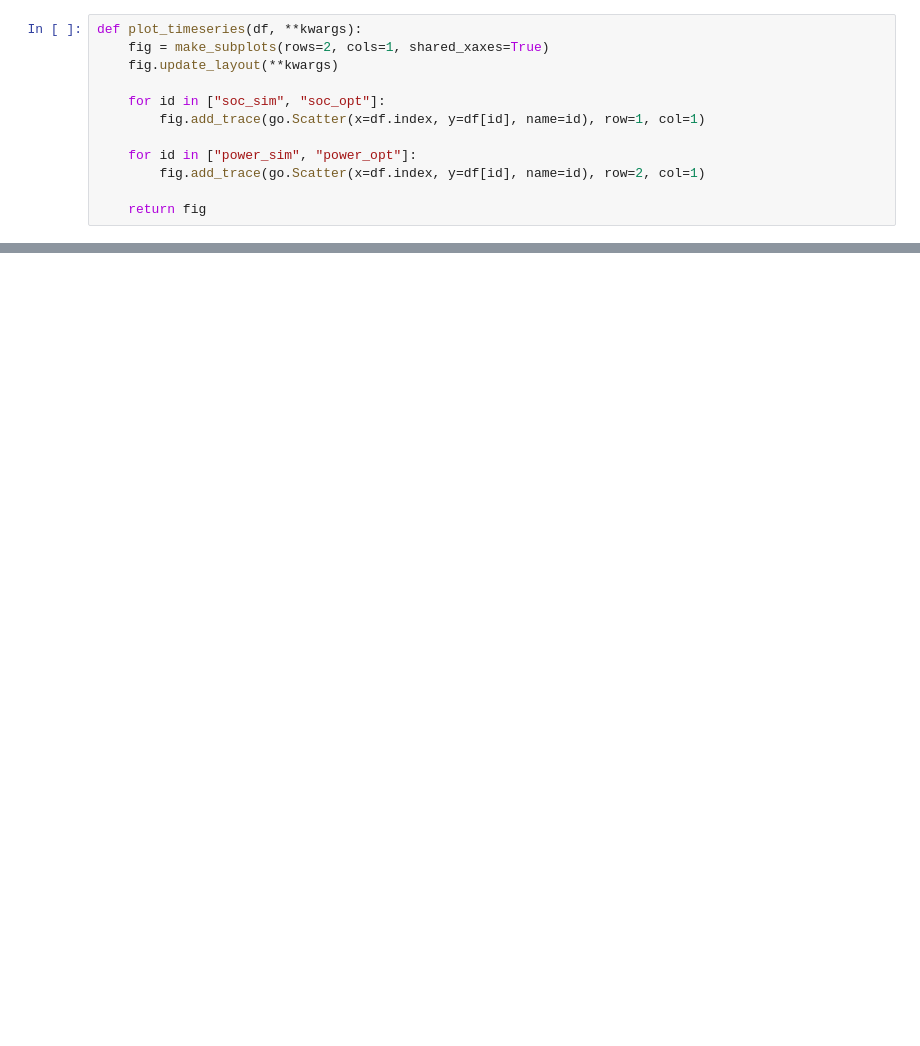
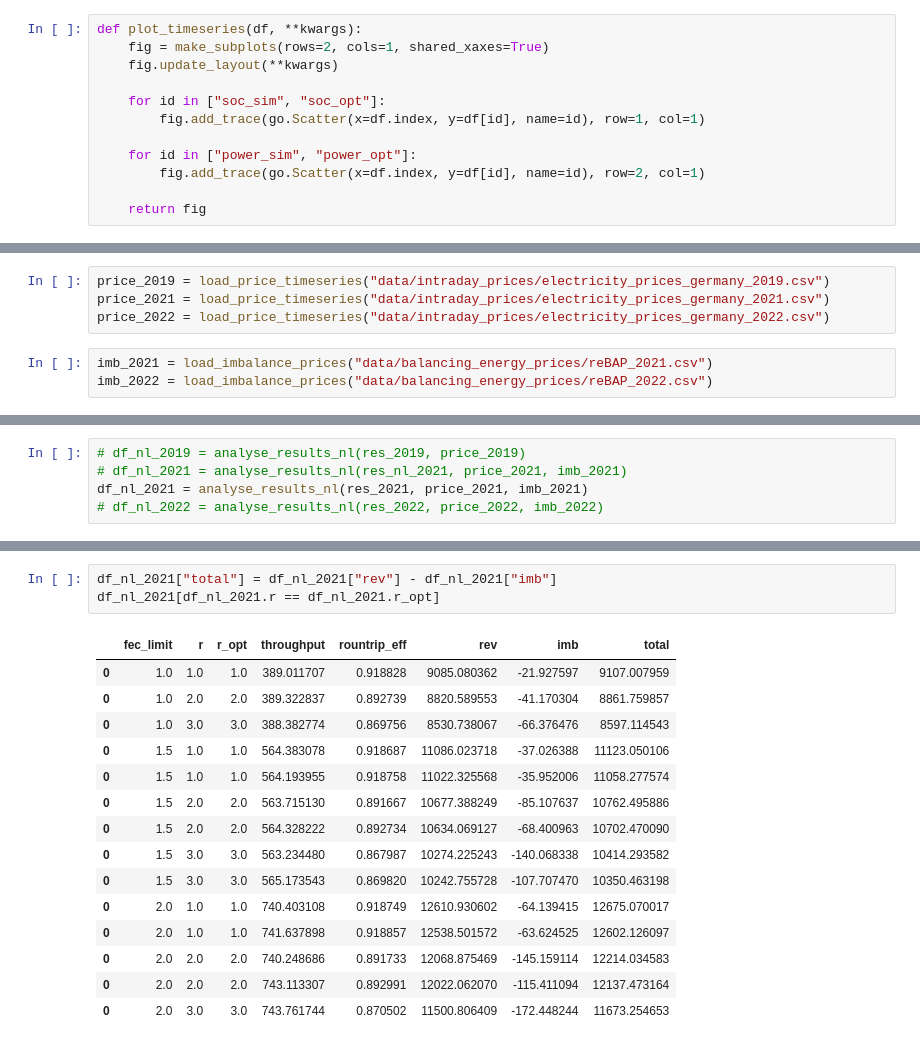
Before and after one commit to martincornejo/bess-opt-benchmark, a Jupyter notebook: analysis.ipynb, the cells around one changed output, grey strips where cells are left out. Drawn from its saved outputs; the diff is of its cells as text; blank space fills up the shorter version.

```diff
--- a/analysis.ipynb
+++ b/analysis.ipynb
@@ -131,0 +161,7 @@ print(f"{eff_nl=:.2%} ({(eff_nl - eff_lp):+.2%})")
+# %%
+price_2019 = load_price_timeseries("data/intraday_prices/electricity_prices_germany_2019.csv")
+price_2021 = load_price_timeseries("data/intraday_prices/electricity_prices_germany_2021.csv")
+price_2022 = load_price_timeseries("data/intraday_prices/electricity_prices_germany_2022.csv")
+# %%
+imb_2021 = load_imbalance_prices("data/balancing_energy_prices/reBAP_2021.csv")
+imb_2022 = load_imbalance_prices("data/balancing_energy_prices/reBAP_2022.csv")
@@ -131,0 +186,5 @@ print(f"{eff_nl=:.2%} ({(eff_nl - eff_lp):+.2%})")
+# %%
+# df_nl_2019 = analyse_results_nl(res_2019, price_2019)
+# df_nl_2021 = analyse_results_nl(res_nl_2021, price_2021, imb_2021)
+df_nl_2021 = analyse_results_nl(res_2021, price_2021, imb_2021)
+# df_nl_2022 = analyse_results_nl(res_2022, price_2022, imb_2022)
@@ -131,0 +206,19 @@ print(f"{eff_nl=:.2%} ({(eff_nl - eff_lp):+.2%})")
+# %%
+df_nl_2021["total"] = df_nl_2021["rev"] - df_nl_2021["imb"]
+df_nl_2021[df_nl_2021.r == df_nl_2021.r_opt]
+# %% [output]
+|  | fec_limit | r | r_opt | throughput | rountrip_eff | rev | imb | total |
+| 0 | 1.0 | 1.0 | 1.0 | 389.011707 | 0.918828 | 9085.080362 | -21.927597 | 9107.007959 |
+| 0 | 1.0 | 2.0 | 2.0 | 389.322837 | 0.892739 | 8820.589553 | -41.170304 | 8861.759857 |
+| 0 | 1.0 | 3.0 | 3.0 | 388.382774 | 0.869756 | 8530.738067 | -66.376476 | 8597.114543 |
+| 0 | 1.5 | 1.0 | 1.0 | 564.383078 | 0.918687 | 11086.023718 | -37.026388 | 11123.050106 |
+| 0 | 1.5 | 1.0 | 1.0 | 564.193955 | 0.918758 | 11022.325568 | -35.952006 | 11058.277574 |
+| 0 | 1.5 | 2.0 | 2.0 | 563.715130 | 0.891667 | 10677.388249 | -85.107637 | 10762.495886 |
+| 0 | 1.5 | 2.0 | 2.0 | 564.328222 | 0.892734 | 10634.069127 | -68.400963 | 10702.470090 |
+| 0 | 1.5 | 3.0 | 3.0 | 563.234480 | 0.867987 | 10274.225243 | -140.068338 | 10414.293582 |
+| 0 | 1.5 | 3.0 | 3.0 | 565.173543 | 0.869820 | 10242.755728 | -107.707470 | 10350.463198 |
+| 0 | 2.0 | 1.0 | 1.0 | 740.403108 | 0.918749 | 12610.930602 | -64.139415 | 12675.070017 |
+| 0 | 2.0 | 1.0 | 1.0 | 741.637898 | 0.918857 | 12538.501572 | -63.624525 | 12602.126097 |
+| 0 | 2.0 | 2.0 | 2.0 | 740.248686 | 0.891733 | 12068.875469 | -145.159114 | 12214.034583 |
+| 0 | 2.0 | 2.0 | 2.0 | 743.113307 | 0.892991 | 12022.062070 | -115.411094 | 12137.473164 |
+| 0 | 2.0 | 3.0 | 3.0 | 743.761744 | 0.870502 | 11500.806409 | -172.448244 | 11673.254653 |
```
Also changed, not shown: parts of 43 cells of this notebook, 1 other file.
